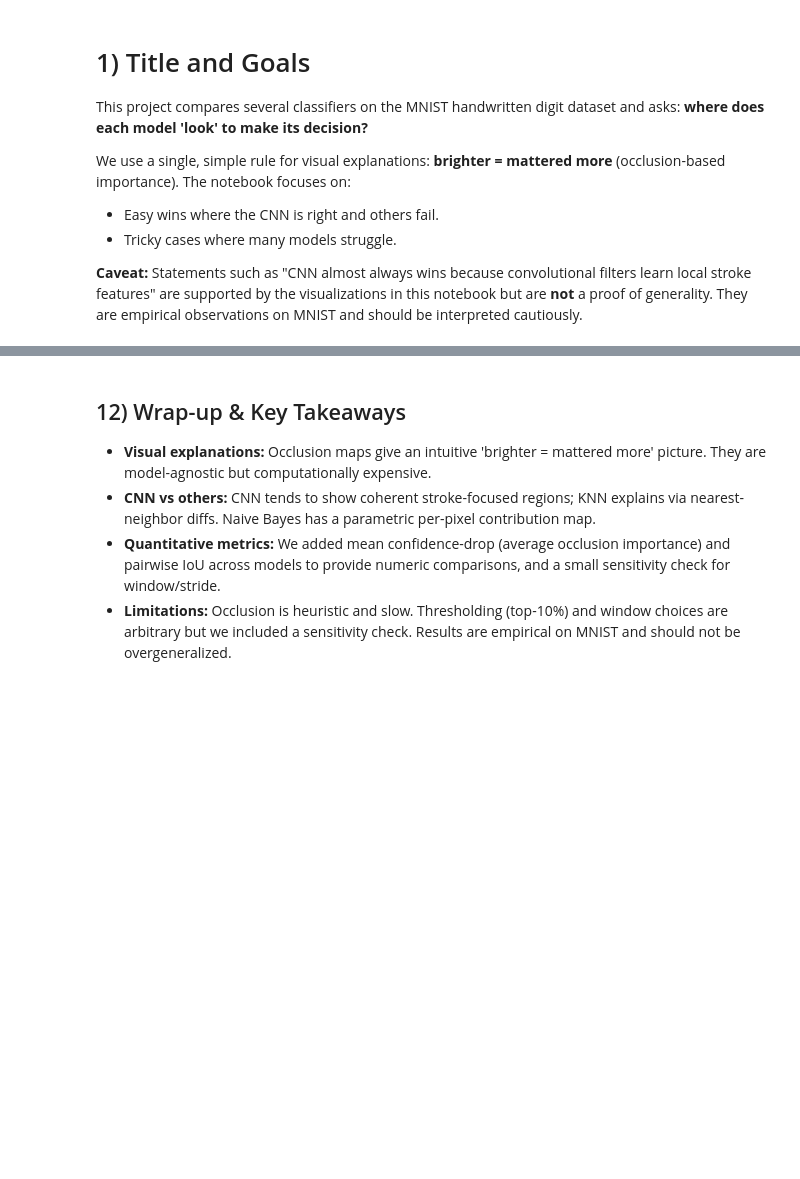
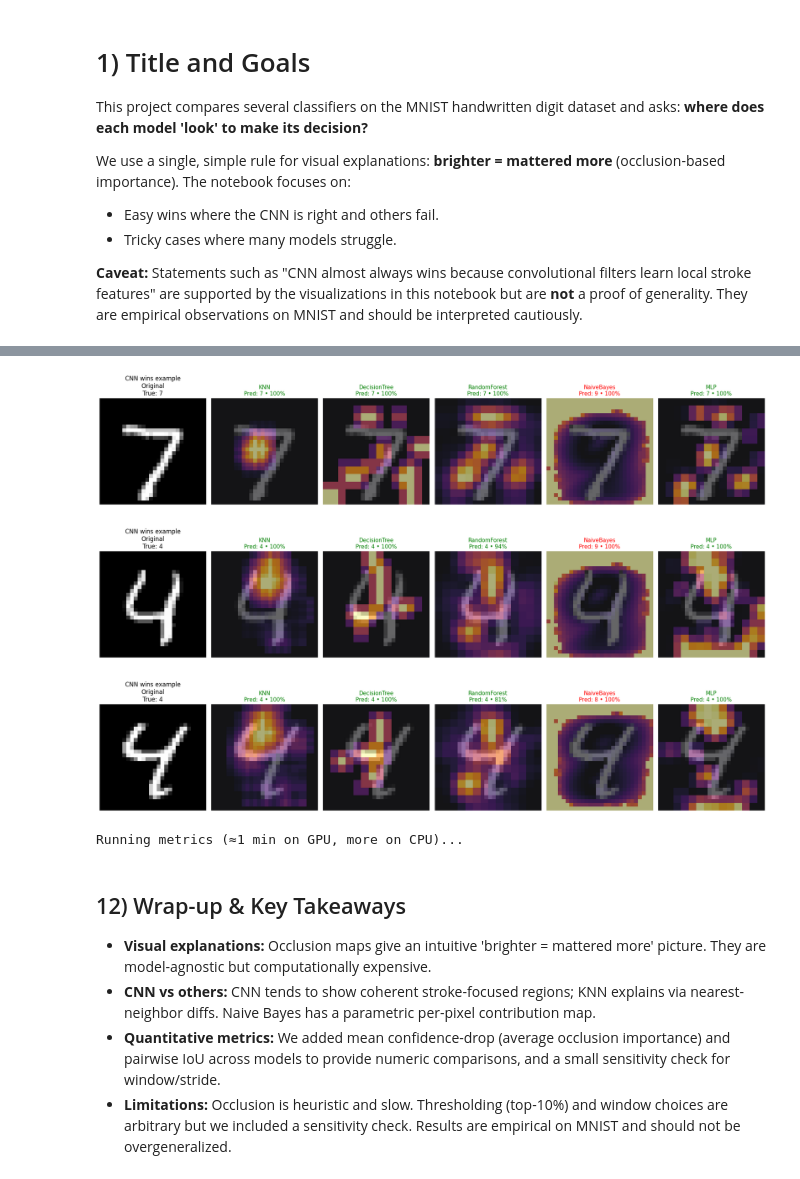
Before and after one commit to NietzscheDostoevsky/MastersDS, a Jupyter notebook: AM609-Lab/Sem1Project/prototype_v2.ipynb, the cells around one changed output, grey strips where cells are left out. Drawn from its saved outputs; the diff is of its cells as text; code cells hidden in the pictures; blank space fills up the shorter version.

```diff
--- a/AM609-Lab/Sem1Project/prototype_v2.ipynb
+++ b/AM609-Lab/Sem1Project/prototype_v2.ipynb
@@ -142,7 +174,9 @@ def simple_importance_map_any(model, x_img, window=4, stride=2, model_name=None,
 
 def nb_pixel_contrib(gnb, x_img, pred_class):
     mu = gnb.theta_[pred_class].reshape(28,28)
-    var_attr = getattr(gnb, 'var_', None) or getattr(gnb, 'sigma_', None)
+    var_attr = getattr(gnb, 'var_', None)
+    if var_attr is None:
+        var_attr = getattr(gnb, 'sigma_', None)
     var = var_attr[pred_class].reshape(28,28) + 1e-9
     # log-probability contribution per pixel (ignoring additive constants)
     return -0.5 * ((x_img - mu)**2 / var) - 0.5 * np.log(var)
@@ -151,14 +185,15 @@ def nb_pixel_contrib(gnb, x_img, pred_class):
 def show_row(idx, x_img, y_true, panels, cohort_title):
     fig, axes = plt.subplots(1, 6, figsize=(19, 3.8))
     axes[0].imshow(x_img, cmap='gray'); axes[0].set_title(f"{cohort_title}\nOriginal\nTrue: {y_true}"); axes[0].axis('off')
-    for j, (name, overlay, pred, conf, ok, mask) in enumerate(panels, start=1):
-        axes[j].imshow(x_img, cmap='gray', alpha=0.8)
-        if overlay is not None:
-            vmax = np.percentile(overlay, 99.0) if np.max(overlay)>0 else 1.0
-            axes[j].imshow(overlay, cmap='inferno', alpha=0.6, vmin=0.0, vmax=vmax)
-        title_color = 'green' if ok else 'red'
-        axes[j].set_title(f"{name}\nPred: {pred} • {conf:.0%}", fontsize=11, color=title_color)
-        axes[j].axis('off')
+    for j, (name, overlay, pred, conf, ok, mask) in enumerate(panels): # Changed start=1 to default start=0
+        if j+1 < len(axes): # Added check to prevent index error
+            axes[j+1].imshow(x_img, cmap='gray', alpha=0.8)
+            if overlay is not None:
+                vmax = np.percentile(overlay, 99.0) if np.max(overlay)>0 else 1.0
+                axes[j+1].imshow(overlay, cmap='inferno', alpha=0.6, vmin=0.0, vmax=vmax)
+            title_color = 'green' if ok else 'red'
+            axes[j+1].set_title(f"{name}\nPred: {pred} • {conf:.0%}", fontsize=11, color=title_color)
+            axes[j+1].axis('off')
     plt.tight_layout(); plt.show()
 
 def pick(mask, k, seed=0):
@@ -174,31 +209,37 @@ def pick(mask, k, seed=0):
 # %%
 # 9) Select Cohorts and Render comparisons
 proba_cnn = cnn.predict(X_test_img, verbose=0)
 preds = {name: models_sklearn[name].predict(X_test) for name in models_sklearn}
 accs = {name: accuracy_score(y_test, preds[name]) for name in models_sklearn}
 preds['CNN'] = np.argmax(proba_cnn, axis=1); accs['CNN'] = accuracy_score(y_test, preds['CNN'])
 corrects = {name: (preds[name]==y_test) for name in preds}
 all_correct = np.logical_and.reduce([corrects[name] for name in corrects])
 cnn_right_others_wrong = np.logical_and(corrects['CNN'], ~np.logical_and.reduce([corrects[m] for m in ['KNN','DecisionTree','RandomForest','NaiveBayes','MLP']]))
 all_wrong = np.logical_and.reduce([~corrects[name] for name in corrects])
 idxs_all_correct = pick(all_correct, 6, 123)
 idxs_cnn_wins = pick(cnn_right_others_wrong, 6, 456)
 idxs_all_wrong = pick(all_wrong, 6, 789)
 # Render a few examples where CNN wins
 for idx in idxs_cnn_wins[:3]:
     x = X_test[idx].reshape(28,28)
     panels = []
-    for name, model in list(models_sklearn.items()) + [('CNN', cnn)]:
+    # Select the first 5 scikit-learn models and the CNN for display
+    selected_models = list(models_sklearn.items())[:5] + [('CNN', cnn)]
+    for name, model in selected_models: # This loop should iterate over the 6 selected models
         if name == 'NaiveBayes':
             overlay = nb_pixel_contrib(model, x, int(preds[name][idx]))
             pred = int(preds[name][idx]); conf = float(np.max(model.predict_proba(X_test[idx:idx+1])))
             ok = (pred == y_test[idx])
             mask = (overlay >= np.quantile(overlay, 0.90))
         else:
             overlay, pred, base, mask = simple_importance_map_any(model, x, window=4, stride=2, model_name=name)
             conf = base; ok = (pred == y_test[idx])
         panels.append((name, overlay, pred, conf, ok, mask))
     show_row(idx, x, y_test[idx], panels, 'CNN wins example')
+# %% [output]
+[figure, added]
+[figure, added]
+[figure, added]
 # %%
 # 10) Quantitative explainability metrics & runtime
 import time
@@ -249,6 +290,8 @@ print('\nSensitivity check (short):')
 for w,s in [(4,2),(6,3)]:
     md, mtm, _ = compute_metrics_for_models(sample_idxs[:100], window=w, stride=s)
     print(f'window={w}, stride={s} -> CNN mean importance={md["CNN"]:.6f}, time/sample={mtm["CNN"]:.4f}')
+# %% [output]
+Running metrics (≈1 min on GPU, more on CPU)...
 # %%
 # 11) Grad-CAM example for CNN (contrast with occlusion)
 def grad_cam(model, img, last_conv_layer_name='conv2'):
```
Also changed, not shown: parts of 4 cells of this notebook.
